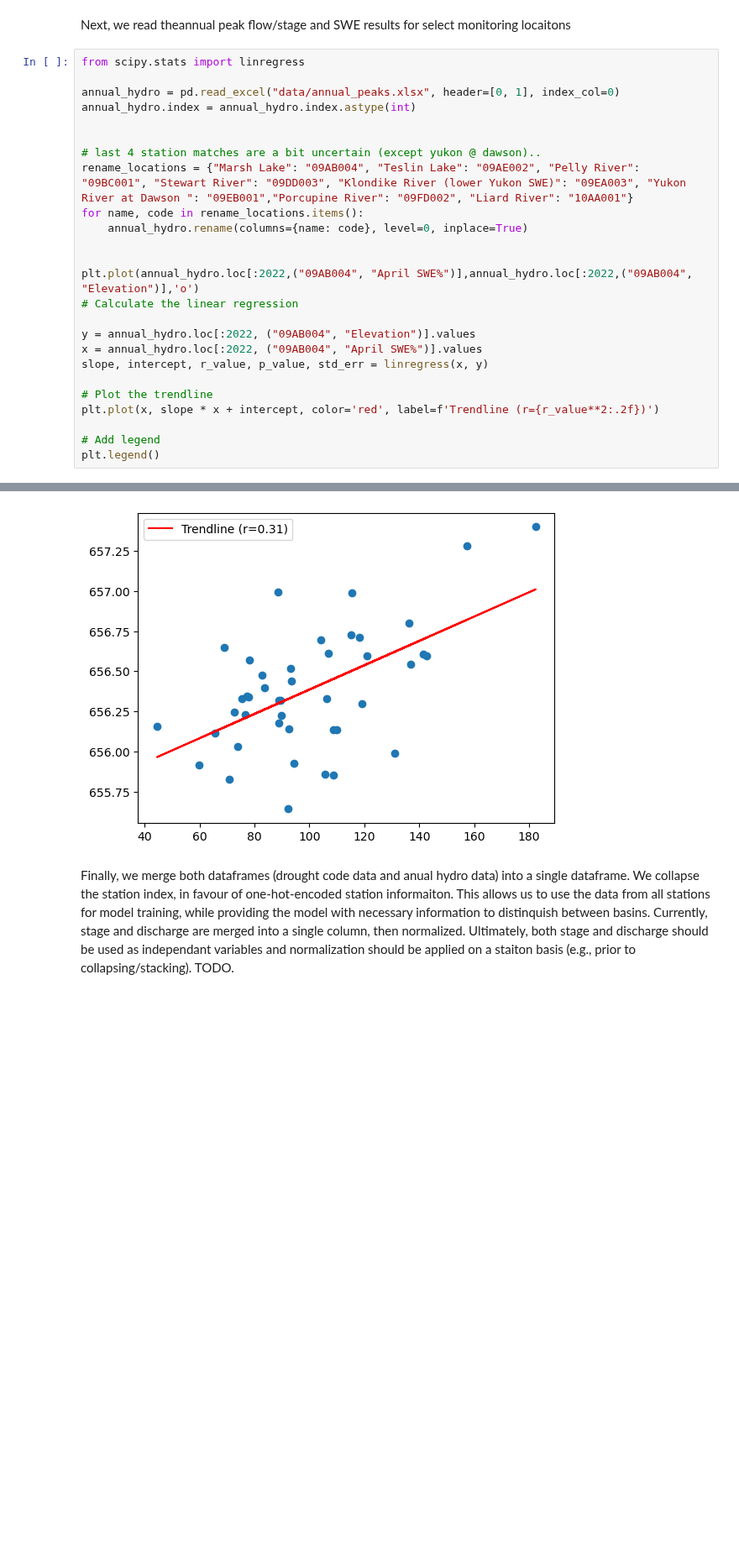
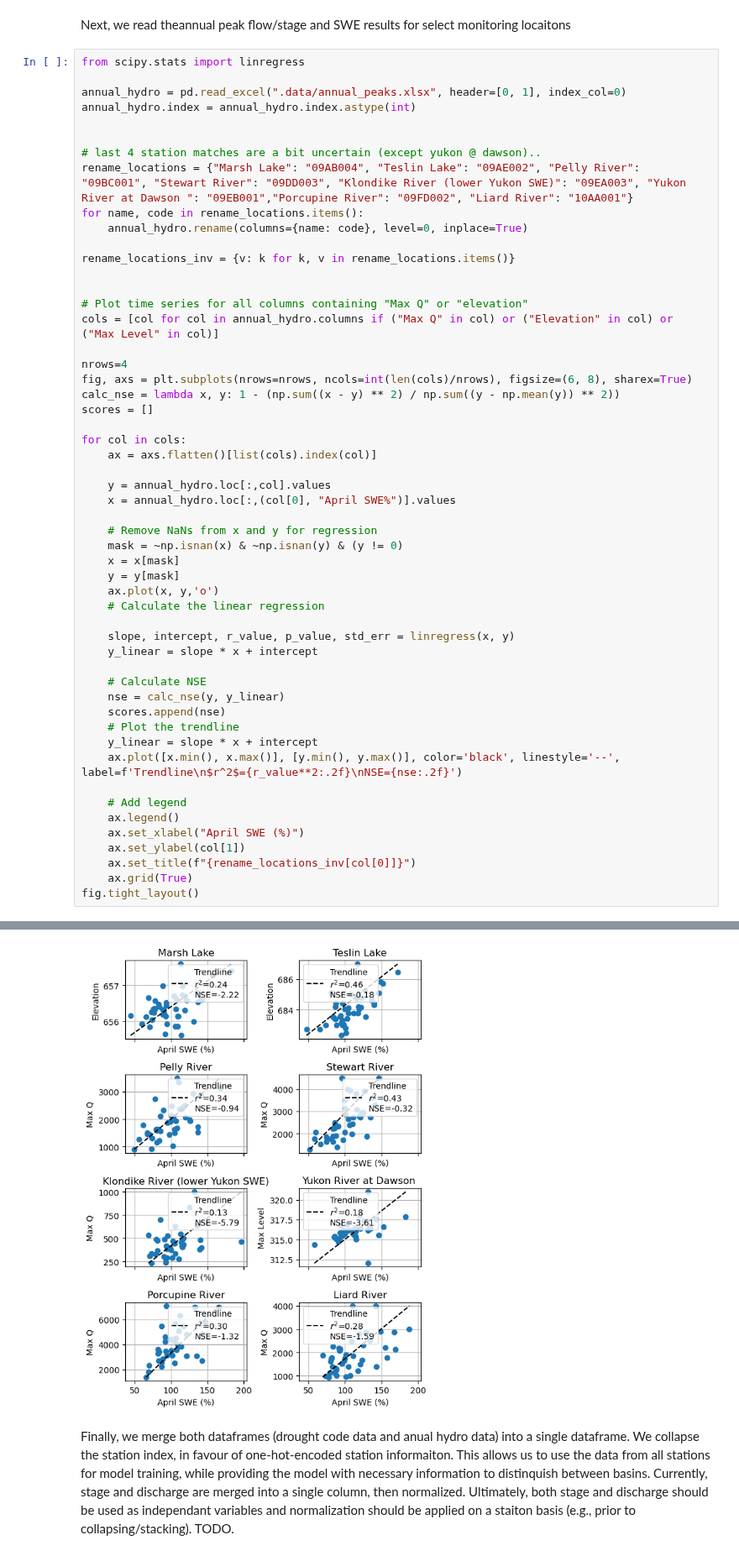
Before and after one commit to YukonWRB/YGwater, a Jupyter notebook: dev/freshet_forecasting/main.ipynb, the cells around one changed output, grey strips where cells are left out. Shown at 84% size. Saved outputs shown, nothing was run; the diff lists cells and outputs as text; blank space fills up the shorter version.

```diff
--- a/dev/freshet_forecasting/main.ipynb
+++ b/dev/freshet_forecasting/main.ipynb
@@ -441,7 +298,7 @@ Next, we read theannual peak flow/stage and SWE results for select monitoring lo
 # %%
 from scipy.stats import linregress
 
-annual_hydro = pd.read_excel("data/annual_peaks.xlsx", header=[0, 1], index_col=0)
+annual_hydro = pd.read_excel(".data/annual_peaks.xlsx", header=[0, 1], index_col=0)
 annual_hydro.index = annual_hydro.index.astype(int)
 
 
@@ -450,17 +307,45 @@ rename_locations = {"Marsh Lake": "09AB004", "Teslin Lake": "09AE002", "Pelly Ri
 for name, code in rename_locations.items():
     annual_hydro.rename(columns={name: code}, level=0, inplace=True)
 
+rename_locations_inv = {v: k for k, v in rename_locations.items()}
 
-plt.plot(annual_hydro.loc[:2022,("09AB004", "April SWE%")],annual_hydro.loc[:2022,("09AB004", "Elevation")],'o')
-# Calculate the linear regression
 
-y = annual_hydro.loc[:2022, ("09AB004", "Elevation")].values
-x = annual_hydro.loc[:2022, ("09AB004", "April SWE%")].values
-slope, intercept, r_value, p_value, std_err = linregress(x, y)
+# Plot time series for all columns containing "Max Q" or "elevation"
+cols = [col for col in annual_hydro.columns if ("Max Q" in col) or ("Elevation" in col) or ("Max Level" in col)]
 
-# Plot the trendline
-plt.plot(x, slope * x + intercept, color='red', label=f'Trendline (r={r_value**2:.2f})')
+nrows=4
+fig, axs = plt.subplots(nrows=nrows, ncols=int(len(cols)/nrows), figsize=(6, 8), sharex=True)
+calc_nse = lambda x, y: 1 - (np.sum((x - y) ** 2) / np.sum((y - np.mean(y)) ** 2))
+scores = []
 
-# Add legend
-plt.legend()
+for col in cols:
+    ax = axs.flatten()[list(cols).index(col)]
+
+    y = annual_hydro.loc[:,col].values
+    x = annual_hydro.loc[:,(col[0], "April SWE%")].values
+
+    # Remove NaNs from x and y for regression
+    mask = ~np.isnan(x) & ~np.isnan(y) & (y != 0)
+    x = x[mask]
+    y = y[mask]
+    ax.plot(x, y,'o')
+    # Calculate the linear regression
+
+    slope, intercept, r_value, p_value, std_err = linregress(x, y)
+    y_linear = slope * x + intercept
+
+    # Calculate NSE
+    nse = calc_nse(y, y_linear)
+    scores.append(nse)
+    # Plot the trendline
+    y_linear = slope * x + intercept
+    ax.plot([x.min(), x.max()], [y.min(), y.max()], color='black', linestyle='--', label=f'Trendline\n$r^2$={r_value**2:.2f}\nNSE={nse:.2f}')
+
+    # Add legend
+    ax.legend()
+    ax.set_xlabel("April SWE (%)")
+    ax.set_ylabel(col[1])
+    ax.set_title(f"{rename_locations_inv[col[0]]}")
+    ax.grid(True)
+fig.tight_layout()
 # %% [output]
@@ -468,4 +352,4 @@ plt.legend()
-[figure, old version]
+[figure, new version]
 # %% [markdown]
 Finally, we merge both dataframes (drought code data and anual hydro data) into a single dataframe. We collapse the station index, in favour of one-hot-encoded station informaiton. This allows us to use the data from all stations for model training, while providing the model with necessary information to distinquish between basins. Currently, stage and discharge are merged into a single column, then normalized. Ultimately, both stage and discharge should be used as independant variables and normalization should be applied on a staiton basis (e.g., prior to collapsing/stacking). TODO.
 # %%
```
Also changed, not shown: parts of 25 cells of this notebook, 9 other files.
